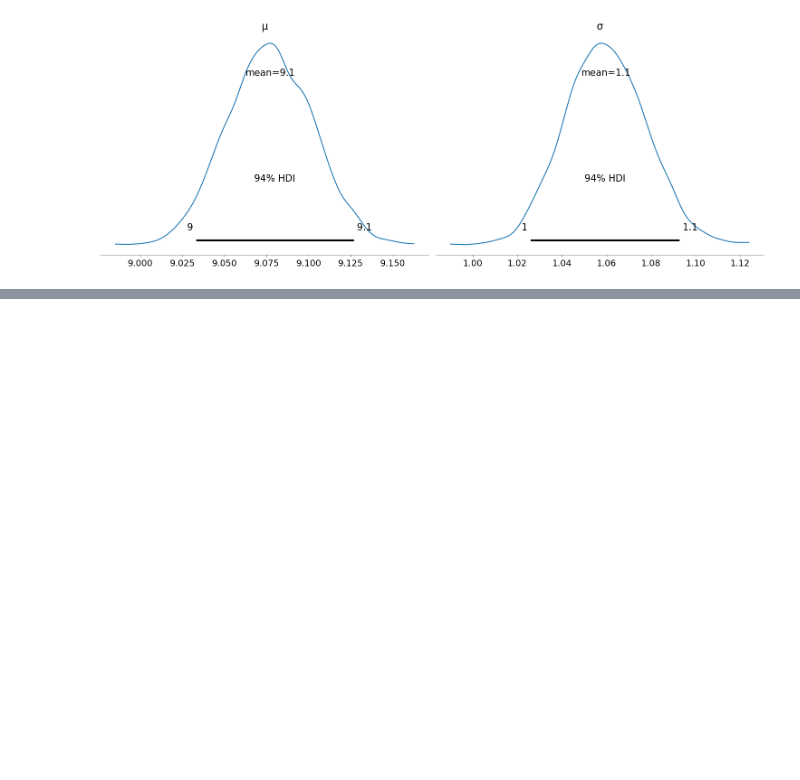
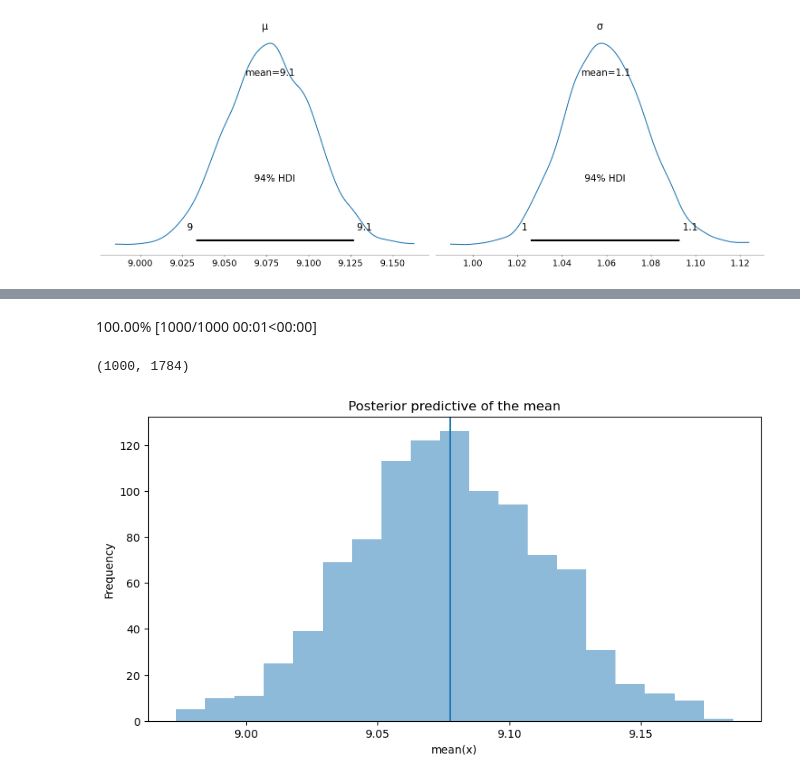
Before and after one commit to Lou-Hines/Covid_Wastewater_and_Schools, a Jupyter notebook: Bayesian_Modelling_Pre-_and_Post-Omicron.ipynb, the cells around one changed output, grey strips where cells are left out. Saved outputs shown, nothing was run; the diff lists cells and outputs as text; code cells hidden in the pictures; blank space fills up the shorter version.

Commit message:
committing post-omi modelling

```diff
--- a/Bayesian_Modelling_Pre-_and_Post-Omicron.ipynb
+++ b/Bayesian_Modelling_Pre-_and_Post-Omicron.ipynb
@@ -126,0 +141,13 @@ az.plot_posterior(trace_g);
+# %%
+ppc = pm.sample_posterior_predictive(trace_g, samples=1000, model=model_g)
+np.asarray(ppc['y']).shape
+# %% [output]
+100.00% [1000/1000 00:01<00:00]
+(1000, 1784)
+# %%
+_, ax = plt.subplots(figsize=(10, 5))
+ax.hist([y.mean() for y in ppc['y']], bins=19, alpha=0.5)
+ax.axvline(post_omi_logs.mean())
+ax.set(title='Posterior predictive of the mean', xlabel='mean(x)', ylabel='Frequency');
+# %% [output]
+[figure, added]
```
Also changed, not shown: parts of 5 cells of this notebook.
